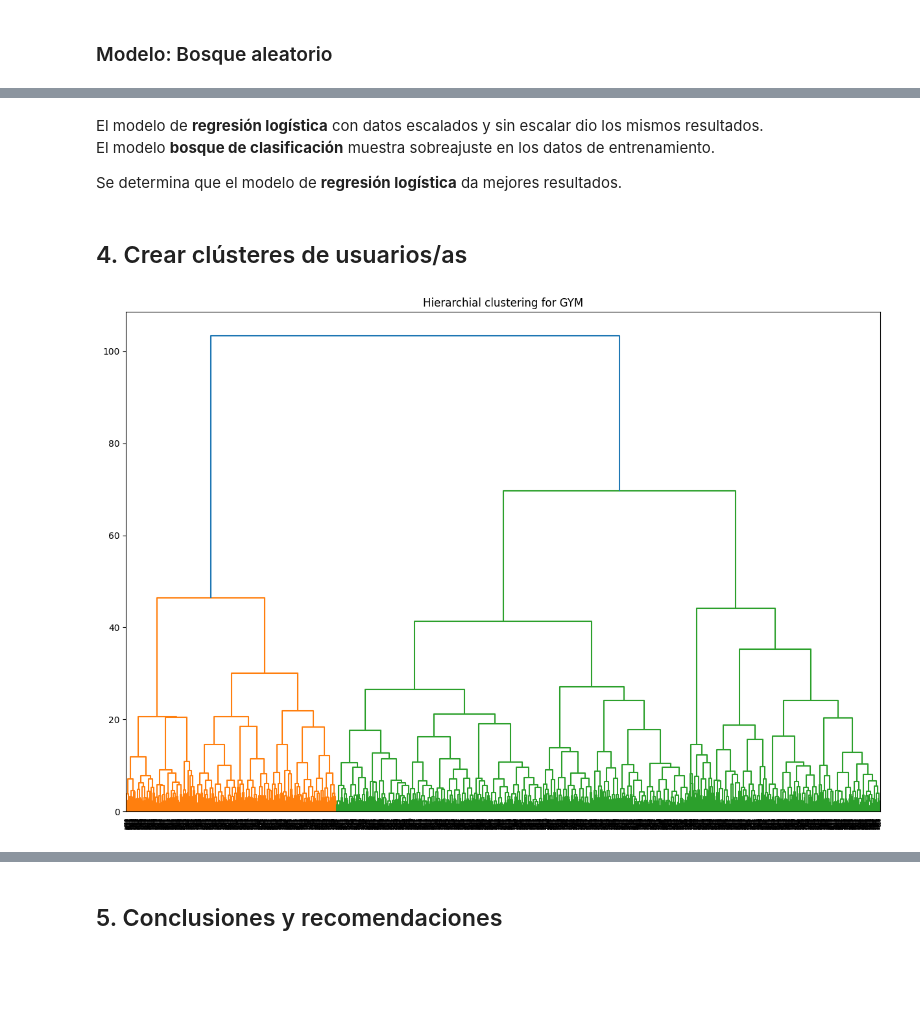
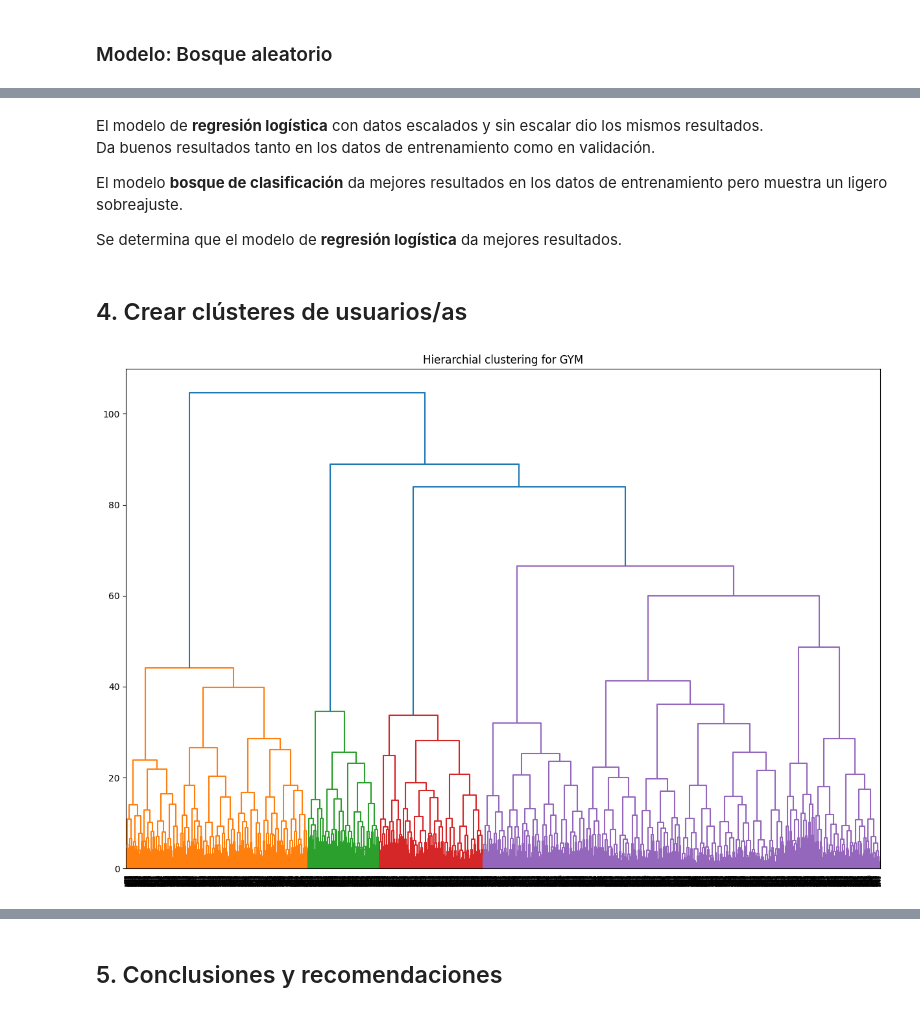
Before and after one commit to HesusG/da-ds-notebook-solutions, a Jupyter notebook: LATAM V7 DADS/9-14 DA/SP13 Forecasts and Predictions/P Spanish Version/S13 SOL - Pronósticos y predicciones.ipynb, the cells around one changed output, grey strips where cells are left out. Saved outputs shown, nothing was run; the diff lists cells and outputs as text; code cells hidden in the pictures; blank space fills up the shorter version.

```diff
--- a/LATAM V7 DADS/9-14 DA/SP13 Forecasts and Predictions/P Spanish Version/S13 SOL - Pronósticos y predicciones.ipynb
+++ b/LATAM V7 DADS/9-14 DA/SP13 Forecasts and Predictions/P Spanish Version/S13 SOL - Pronósticos y predicciones.ipynb
@@ -182,10 +220,10 @@ plt.show()
 ## 3. Modelo para predecir la cancelación de usuarios
 # %%
 # eliminar columnas que no estan relacionadas con la columna objetivo
-df.drop(columns = ["gender", "Phone"], inplace=True)
+df_model = df.drop(columns = ["gender", "Phone"])
 
 #comprobar columnas
-df.columns
+df_model.columns
 # %% [output]
 Index(['Near_Location', 'Partner', 'Promo_friends', 'Contract_period',
        'Group_visits', 'Age', 'Avg_additional_charges_total',
@@ -380,18 +422,23 @@ results
 # %% [markdown]
 El modelo de **regresión logística** con datos escalados y sin escalar dio los mismos resultados.
-El modelo **bosque de clasificación** muestra sobreajuste en los datos de entrenamiento.
+Da buenos resultados tanto en los datos de entrenamiento como en validación.
+
+El modelo **bosque de clasificación** da mejores resultados en los datos de entrenamiento pero muestra un ligero sobreajuste.
 
 Se determina que el modelo de **regresión logística** da mejores resultados.
 # %% [markdown]
 ## 4. Crear clústeres de usuarios/as
+# %%
+# escalar todos los datos para dendograma
+sc = StandardScaler()
+x_sc = sc.fit_transform(df.drop(columns = ['Churn']))
 # %%
 #graficar dendograma
-linked = linkage(X_train_scaled, method = 'ward')
+linked = linkage(x_sc, method = 'ward')
 
 plt.figure(figsize=(15, 10))
-dendrogram(linked,
-            orientation='top')
+dendrogram(linked, orientation='top')
 plt.title('Hierarchial clustering for GYM')
 plt.show()
 # %% [output]
-[figure, old version]
+[figure, new version]
```
Also changed, not shown: parts of 23 cells of this notebook.
